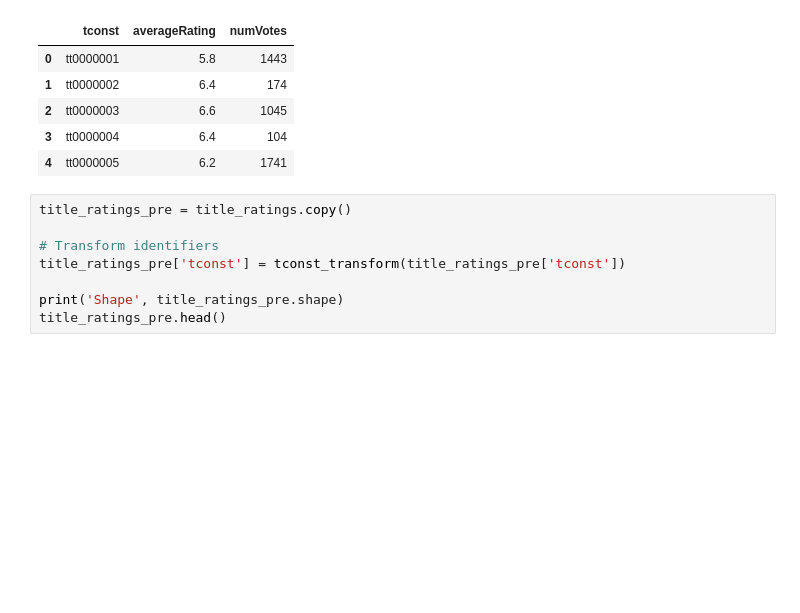
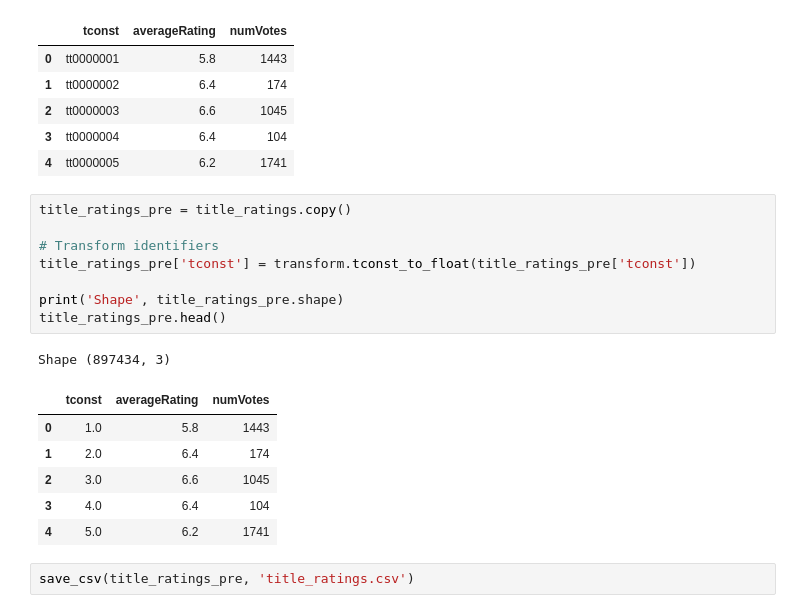
Before and after one commit to ingJSNA/ADB, a Jupyter notebook: IMDb/1 MySQL.ipynb, the cells around one changed output. Cells and saved outputs as stored; diff of their text form; blank space fills up the shorter version.

```diff
--- a/IMDb/1 MySQL.ipynb
+++ b/IMDb/1 MySQL.ipynb
@@ -304,8 +292,18 @@ Shape (897434, 3)
 # %%
 title_ratings_pre = title_ratings.copy()
 
 # Transform identifiers
-title_ratings_pre['tconst'] = tconst_transform(title_ratings_pre['tconst'])
+title_ratings_pre['tconst'] = transform.tconst_to_float(title_ratings_pre['tconst'])
 
 print('Shape', title_ratings_pre.shape)
 title_ratings_pre.head()
+# %% [output]
+Shape (897434, 3)
+|  | tconst | averageRating | numVotes |
+| 0 | 1.0 | 5.8 | 1443 |
+| 1 | 2.0 | 6.4 | 174 |
+| 2 | 3.0 | 6.6 | 1045 |
+| 3 | 4.0 | 6.4 | 104 |
+| 4 | 5.0 | 6.2 | 1741 |
+# %%
+save_csv(title_ratings_pre, 'title_ratings.csv')
```
Also changed, not shown: parts of 11 cells of this notebook, 3 other files.
